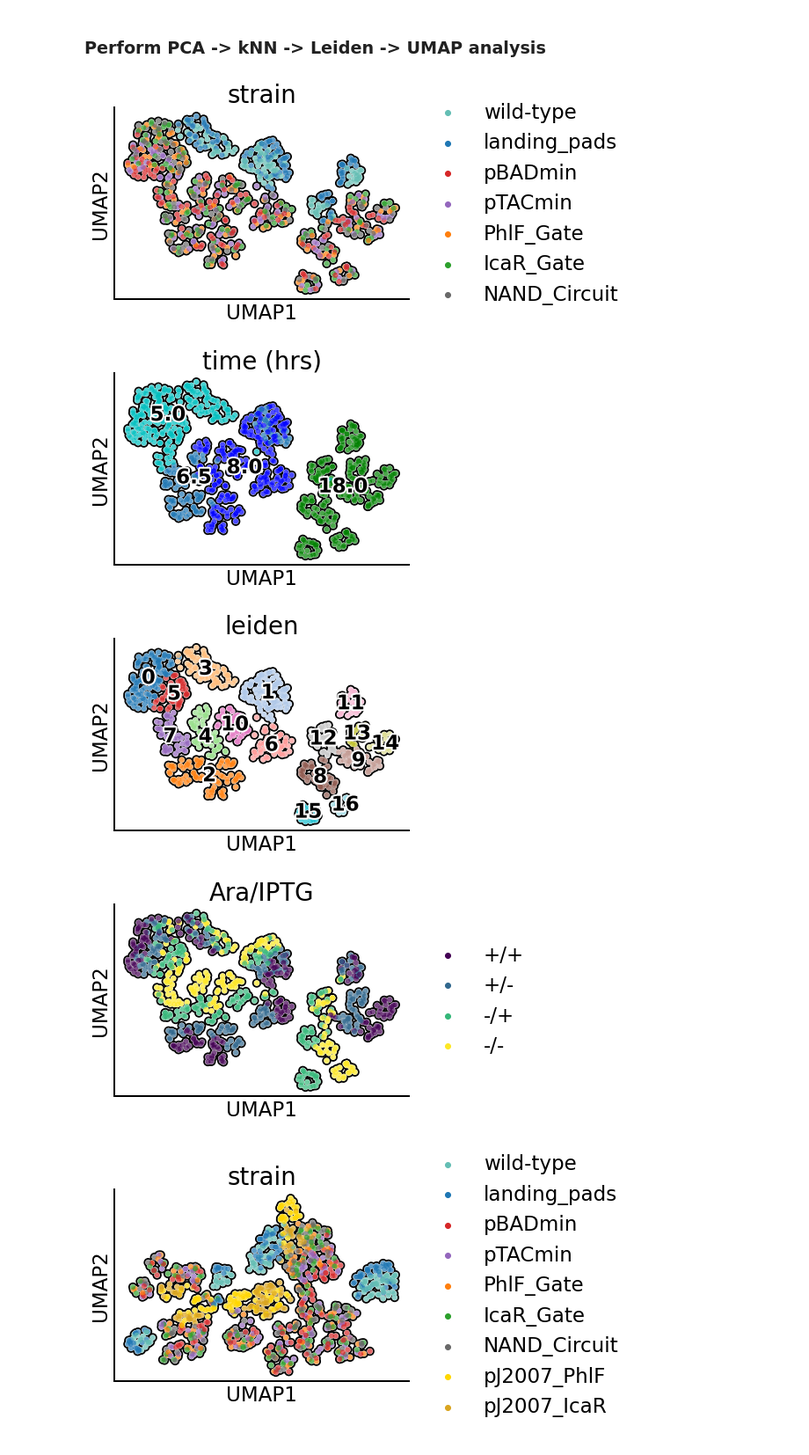
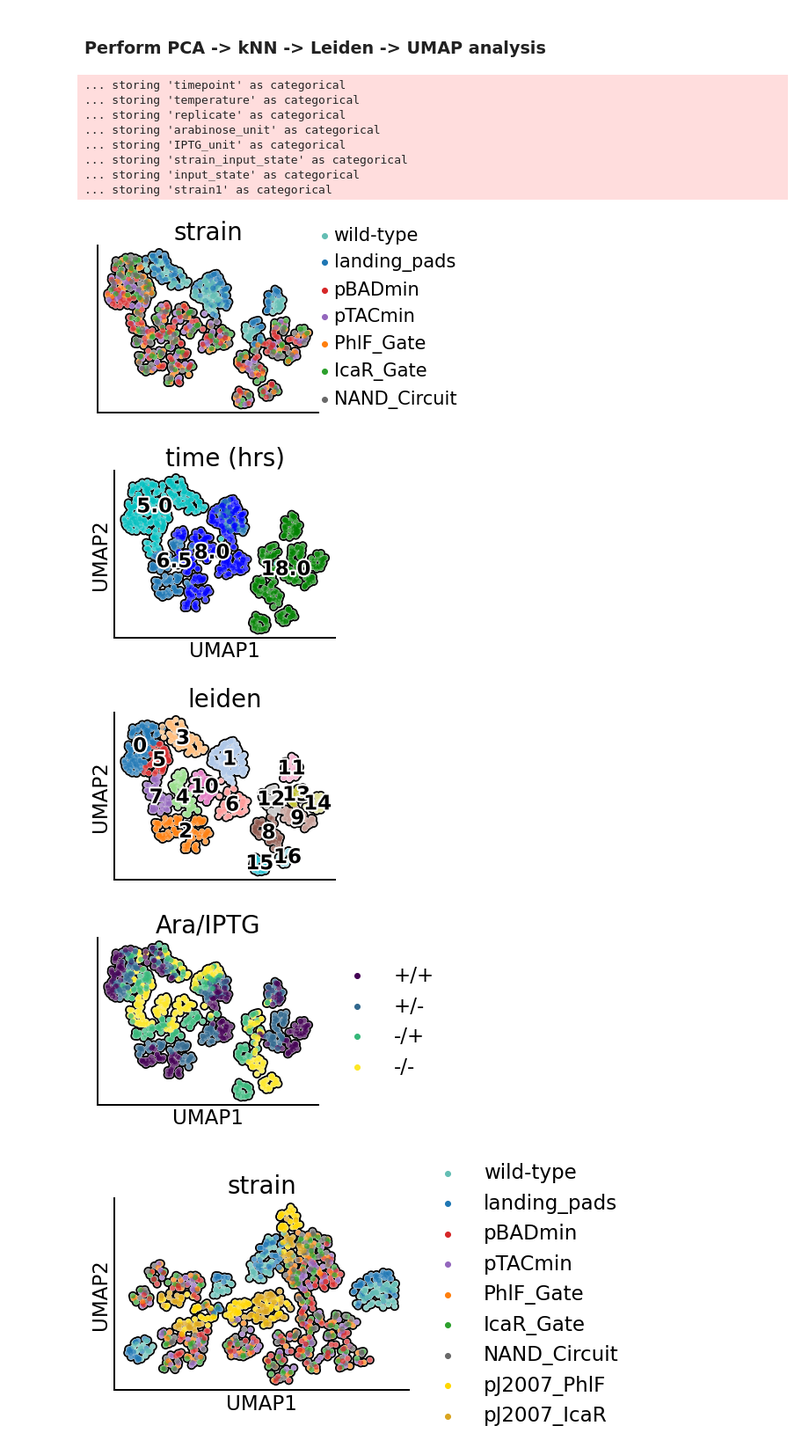
Before and after one commit to AqibHasnain/circuit-state, a Jupyter notebook: NAND_iterate/NAND_iterate_analysis.ipynb, the cells around one changed output. Shown at 88% size. Drawn from its saved outputs; the diff is of its cells as text; code cells hidden in the pictures.

```diff
--- a/NAND_iterate/NAND_iterate_analysis.ipynb
+++ b/NAND_iterate/NAND_iterate_analysis.ipynb
@@ -409,34 +413,57 @@ sc.tl.umap(bdata,min_dist=1.9,random_state=0)
 # %%
 savefig = False
 
 plt.rcParams['axes.spines.right'] = False; plt.rcParams['axes.spines.top'] = False
 
+global_figsize = (4.5,3.5)
+fig, ax = plt.subplots(figsize=global_figsize)
 this_ax1 = sc.pl.umap(bdata,color='strain',
-               palette=[[100/255, 190/255, 180/255],
-                    'tab:blue','tab:red','tab:purple','tab:orange','tab:green','dimgray'],
-               size=150,add_outline=True,show=False) # save='_umap_by_strain.pdf'
+               palette=strain_palette,
+               size=150,add_outline=True,show=False,ax=ax) # save='_umap_by_strain.pdf'
+# for ii in range(len(strain_order_list)):
+#     ax.plot([],[],'o',ms=7,color=strain_palette[ii],label=strain_order_list[ii])
+ax.legend(frameon=False,loc=(0.91,-0.02),fontsize=21,handletextpad=-0.5)
+this_ax1.set_ylabel(None)
+this_ax1.set_xlabel(None)
 if savefig:
-    plt.savefig(figDir+'fig2/umap_genome_group_strain.pdf',bbox_inches='tight',transparent=True,dpi=300)
+    plt.savefig(figDir+'fig1/umap_genome_group_strain.pdf',bbox_inches='tight',transparent=True,dpi=300)
+plt.show()
 # #
+fig, ax = plt.subplots(figsize=global_figsize)
 this_ax2 = sc.pl.umap(bdata,color='timepoint',palette=['c','tab:blue','blue','g'],title='time (hrs)',
-               legend_loc='on data',legend_fontoutline=4,size=150,add_outline=True,show=False) # save='_umap_by_time.pdf'
+               legend_loc='on data',legend_fontoutline=4,size=150,add_outline=True,show=False,ax=ax) # save='_umap_by_time.pdf'
 if savefig:
-    plt.savefig(figDir+'fig2/umap_genome_group_time.pdf',bbox_inches='tight',transparent=True,dpi=300)
+    plt.savefig(figDir+'fig1/umap_genome_group_time.pdf',bbox_inches='tight',transparent=True,dpi=300)
+plt.show()
 #
+fig, ax = plt.subplots(figsize=global_figsize)
 this_ax3 = sc.pl.umap(bdata,color='leiden',legend_loc='on data',legend_fontoutline=4,legend_fontweight='heavy',
-               palette='tab20',size=150,add_outline=True,show=False) # save='_umap_by_cluster.pdf'
+               palette='tab20',size=150,add_outline=True,show=False,ax=ax) # save='_umap_by_cluster.pdf'
+this_ax3.set_xlabel(None)
 if savefig:
-    plt.savefig(figDir+'fig2/umap_genome_group_leiden.pdf',bbox_inches='tight',transparent=True,dpi=300)
+    plt.savefig(figDir+'fig1/umap_genome_group_leiden.pdf',bbox_inches='tight',transparent=True,dpi=300)
+plt.show()
 #
+fig, ax = plt.subplots(figsize=global_figsize)
 this_ax4 = sc.pl.umap(bdata,color='input_state',title='Ara/IPTG',palette='viridis',
-               size=150,add_outline=True,show=False) # save='_umap_by_input_state.pdf'
+               size=150,add_outline=True,show=False,ax=ax) # save='_umap_by_input_state.pdf'
+this_ax4.set_ylabel(None)
 if savefig:
-    plt.savefig(figDir+'fig2/umap_genome_group_input_state.pdf',bbox_inches='tight',transparent=True,dpi=300)
+    plt.savefig(figDir+'fig1/umap_genome_group_input_state.pdf',bbox_inches='tight',transparent=True,dpi=300)
+plt.show()
 # %% [output]
+... storing 'timepoint' as categorical
+... storing 'temperature' as categorical
+... storing 'replicate' as categorical
+... storing 'arabinose_unit' as categorical
+... storing 'IPTG_unit' as categorical
+... storing 'strain_input_state' as categorical
+... storing 'input_state' as categorical
+... storing 'strain1' as categorical
-[figure, old version]
+[figure, new version]
-[figure, old version]
+[figure, new version]
-[figure, old version]
+[figure, new version]
-[figure, old version]
+[figure, new version]
 # %%
 sc.pp.pca(obdata,n_comps=25,random_state=0)
 sc.pp.neighbors(obdata,n_neighbors=50,random_state=0)
```
Also changed, not shown: parts of 49 cells of this notebook, 23 other files.
